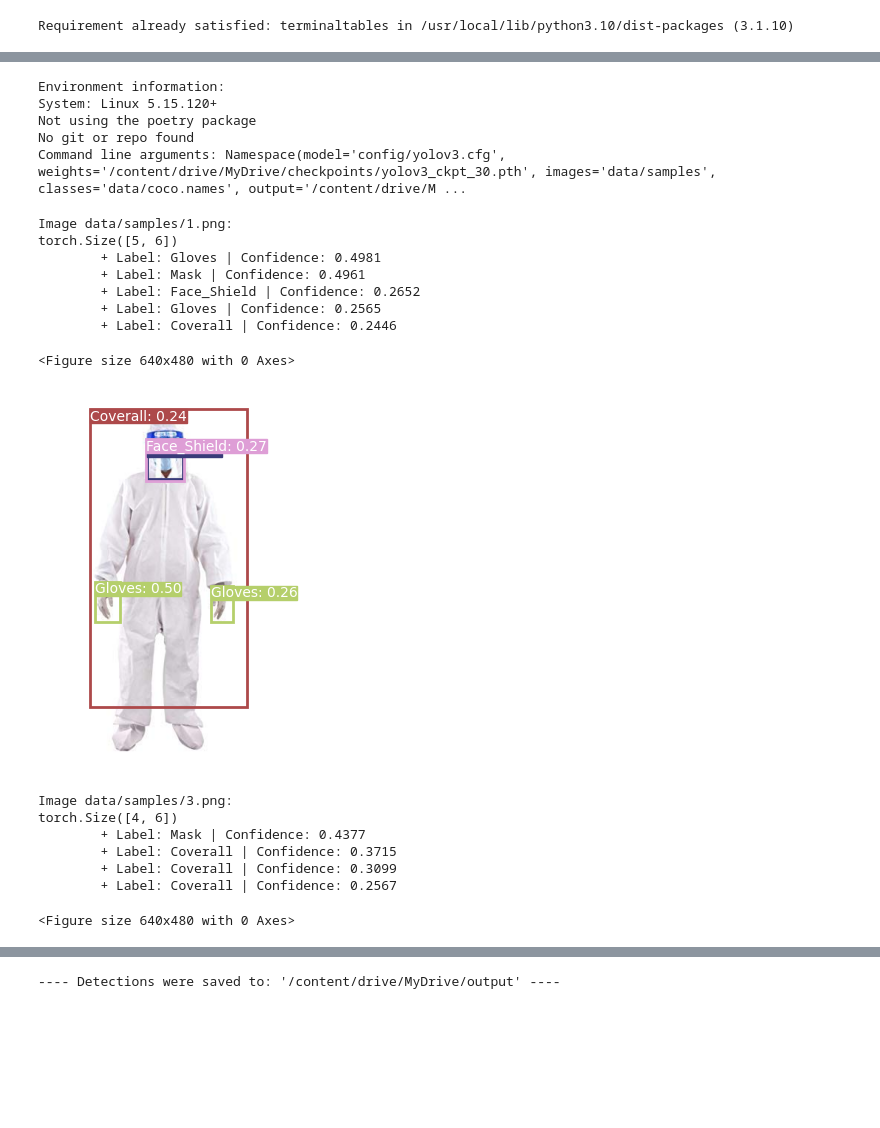
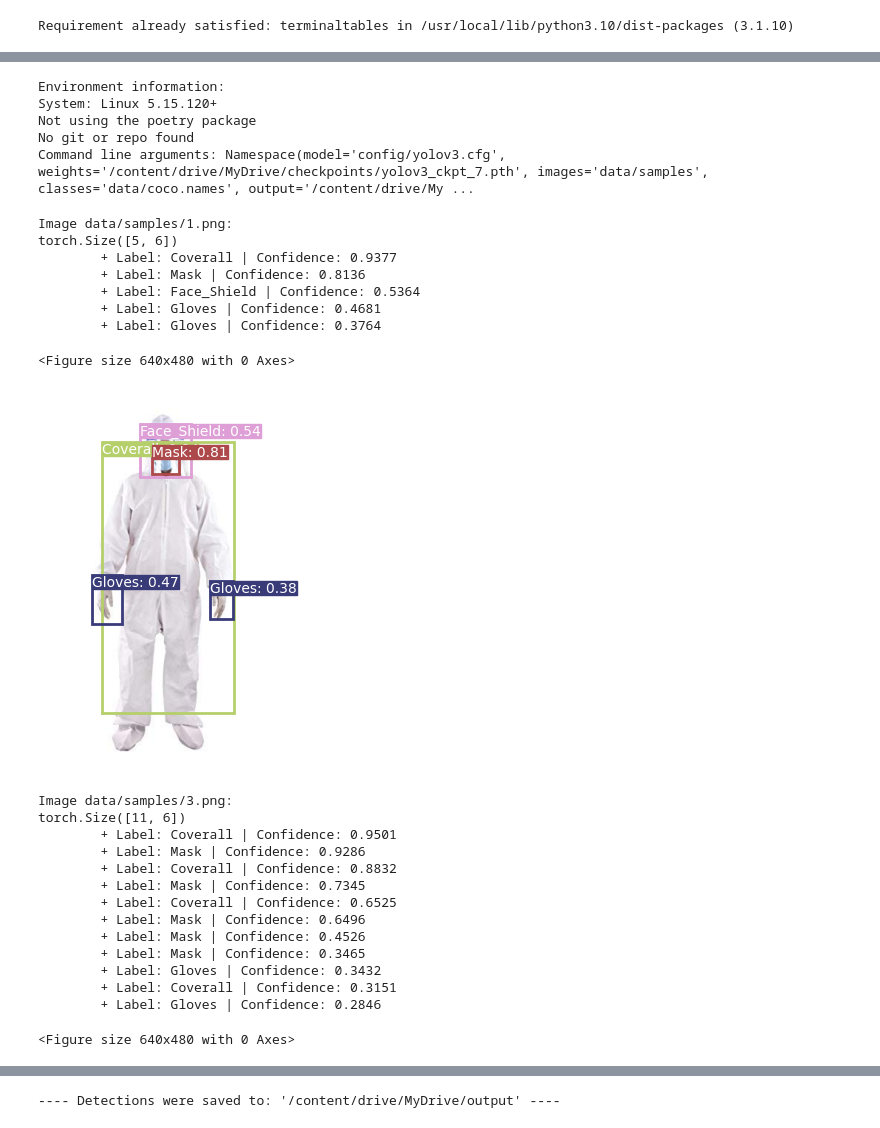
Before and after one commit to Bifei-Hao/yolov3, a Jupyter notebook: yolov3_model.ipynb, the cells around one changed output, grey strips where cells are left out. Cells and saved outputs as stored; diff of their text form; code cells hidden in the pictures; blank space fills up the shorter version.

```diff
--- a/yolov3_model.ipynb
+++ b/yolov3_model.ipynb
@@ -792,7 +792,7 @@ class ImageFolder(Dataset):
 
 
 class ListDataset(Dataset):
-    def __init__(self, list_path, img_size=1000, multiscale=True, transform=None):
+    def __init__(self, list_path, img_size=500, multiscale=True, transform=None):
         with open(list_path, "r") as file:
             self.img_files = file.readlines()
 
@@ -1485,12 +1485,12 @@ print_environment_info()
 parser = argparse.ArgumentParser(description="Trains the YOLO model.")
 parser.add_argument("-m", "--model", type=str, default="config/yolov3.cfg", help="Path to model definition file (.cfg)")
 parser.add_argument("-d", "--data", type=str, default="config/custom.data", help="Path to data config file (.data)")
-parser.add_argument("-e", "--epochs", type=int, default=200, help="Number of epochs")
+parser.add_argument("-e", "--epochs", type=int, default=9, help="Number of epochs")
 parser.add_argument("-v", "--verbose", action='store_true', help="Makes the training more verbose")
 parser.add_argument("--n_cpu", type=int, default=8, help="Number of cpu threads to use during batch generation")
-parser.add_argument("--pretrained_weights", type=str,default='/content/drive/MyDrive/checkpoints/yolov3_ckpt_63.pth', help="Path to checkpoint file (.weights or .pth). Starts training from checkpoint model")
-parser.add_argument("--checkpoint_interval", type=int, default=10, help="Interval of epochs between saving model weights")
-parser.add_argument("--evaluation_interval", type=int, default=10, help="Interval of epochs between evaluations on validation set")
+parser.add_argument("--pretrained_weights", type=str,default='/content/drive/MyDrive/checkpoints/yolov3_ckpt_30.pth', help="Path to checkpoint file (.weights or .pth). Starts training from checkpoint model")
+parser.add_argument("--checkpoint_interval", type=int, default=1, help="Interval of epochs between saving model weights")
+parser.add_argument("--evaluation_interval", type=int, default=1, help="Interval of epochs between evaluations on validation set")
 parser.add_argument("--multiscale_training", action="store_true", help="Allow multi-scale training")
 parser.add_argument("--iou_thres", type=float, default=0.5, help="Evaluation: IOU threshold required to qualify as detected")
 parser.add_argument("--conf_thres", type=float, default=0.1, help="Evaluation: Object confidence threshold")
@@ -1976,51 +2018,58 @@ def _create_data_loader(img_path, batch_size, img_size, n_cpu):
 print_environment_info()
 parser = argparse.ArgumentParser(description="Detect objects on images.")
 parser.add_argument("-m", "--model", type=str, default="config/yolov3.cfg", help="Path to model definition file (.cfg)")
-parser.add_argument("-w", "--weights", type=str, default="/content/drive/MyDrive/checkpoints/yolov3_ckpt_30.pth", help="Path to weights or checkpoint file (.weights or .pth)")
+parser.add_argument("-w", "--weights", type=str, default="/content/drive/MyDrive/checkpoints/yolov3_ckpt_7.pth", help="Path to weights or checkpoint file (.weights or .pth)")
 parser.add_argument("-i", "--images", type=str, default="data/samples", help="Path to directory with images to inference")
 parser.add_argument("-c", "--classes", type=str, default="data/coco.names", help="Path to classes label file (.names)")
 parser.add_argument("-o", "--output", type=str, default="/content/drive/MyDrive/output", help="Path to output directory")
 parser.add_argument("-b", "--batch_size", type=int, default=1, help="Size of each image batch")
 parser.add_argument("--img_size", type=int, default=416, help="Size of each image dimension for yolo")
 parser.add_argument("--n_cpu", type=int, default=8, help="Number of cpu threads to use during batch generation")
-parser.add_argument("--conf_thres", type=float, default=0.24, help="Object confidence threshold")
+parser.add_argument("--conf_thres", type=float, default=0.25, help="Object confidence threshold")
 parser.add_argument("--nms_thres", type=float, default=0.4, help="IOU threshold for non-maximum suppression")
 args = parser.parse_args(args=[])
 print(f"Command line arguments: {args}")
 
 # Extract class names from file
 classes = load_classes(args.classes)  # List of class names
 
 img_detections = detect_directory(
     args.model,
     args.weights,
     args.images,
     classes,
     args.output,
     batch_size=args.batch_size,
     img_size=args.img_size,
     n_cpu=args.n_cpu,
     conf_thres=args.conf_thres,
     nms_thres=args.nms_thres)
 # %% [output]
 Environment information:
 System: Linux 5.15.120+
 Not using the poetry package
 No git or repo found
-Command line arguments: Namespace(model='config/yolov3.cfg', weights='/content/drive/MyDrive/checkpoints/yolov3_ckpt_30.pth', images='data/samples', classes='data/coco.names', output='/content/drive/M ...
+Command line arguments: Namespace(model='config/yolov3.cfg', weights='/content/drive/MyDrive/checkpoints/yolov3_ckpt_7.pth', images='data/samples', classes='data/coco.names', output='/content/drive/My ...
 Image data/samples/1.png:
 torch.Size([5, 6])
-        + Label: Gloves | Confidence: 0.4981
-        + Label: Mask | Confidence: 0.4961
-        + Label: Face_Shield | Confidence: 0.2652
-        + Label: Gloves | Confidence: 0.2565
-        + Label: Coverall | Confidence: 0.2446
+        + Label: Coverall | Confidence: 0.9377
+        + Label: Mask | Confidence: 0.8136
+        + Label: Face_Shield | Confidence: 0.5364
+        + Label: Gloves | Confidence: 0.4681
+        + Label: Gloves | Confidence: 0.3764
 <Figure size 640x480 with 0 Axes>
-[figure, old version]
+[figure, new version]
 Image data/samples/3.png:
-torch.Size([4, 6])
-        + Label: Mask | Confidence: 0.4377
-        + Label: Coverall | Confidence: 0.3715
-        + Label: Coverall | Confidence: 0.3099
-        + Label: Coverall | Confidence: 0.2567
+torch.Size([11, 6])
+        + Label: Coverall | Confidence: 0.9501
+        + Label: Mask | Confidence: 0.9286
+        + Label: Coverall | Confidence: 0.8832
+        + Label: Mask | Confidence: 0.7345
+        + Label: Coverall | Confidence: 0.6525
+        + Label: Mask | Confidence: 0.6496
+        + Label: Mask | Confidence: 0.4526
+        + Label: Mask | Confidence: 0.3465
+        + Label: Gloves | Confidence: 0.3432
+        + Label: Coverall | Confidence: 0.3151
+        + Label: Gloves | Confidence: 0.2846
 <Figure size 640x480 with 0 Axes>
```
Also changed, not shown: parts of 3 cells of this notebook.
